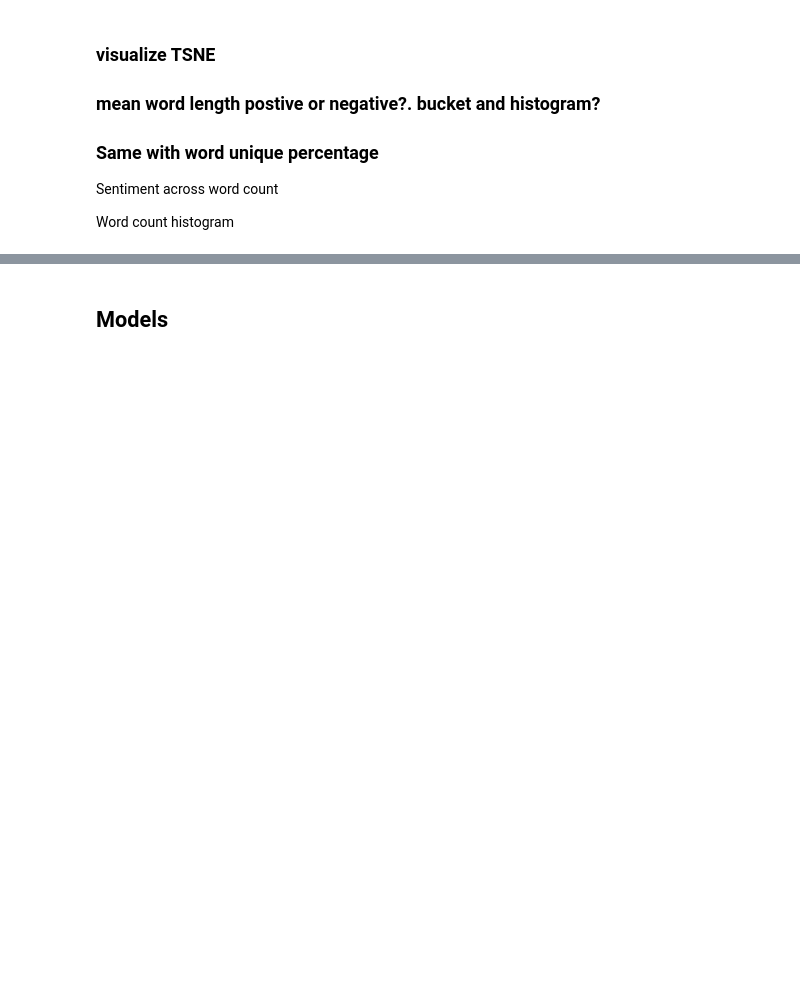
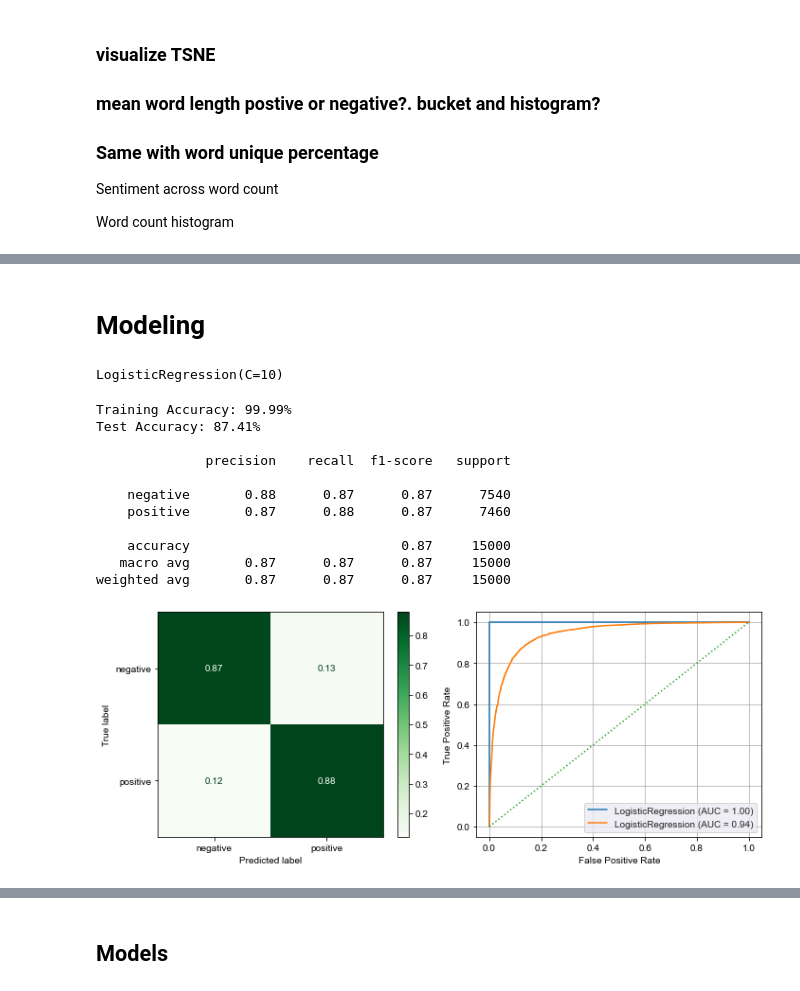
Before and after one commit to Drymander/dsc-phase-4-project, a Jupyter notebook: NLP Notebook.ipynb, the cells around one changed output, grey strips where cells are left out. Drawn from its saved outputs; the diff is of its cells as text; code cells hidden in the pictures; blank space fills up the shorter version.

```diff
--- a/NLP Notebook.ipynb
+++ b/NLP Notebook.ipynb
@@ -180,0 +201,5 @@ Process
+# %%
+## From tjhe lessons
+from nltk import regexp_tokenize
+pattern = r"([a-zA-Z]+(?:'[a-z]+)?)"
+regexp_tokenize(first_review,pattern)
@@ -180,0 +224,4 @@ Process
+# %%
+stopwords_list = stopwords.words('english')
+
+stopwords_list.append('br')
@@ -180,0 +286,2 @@ Process
+# %% [markdown]
+# Modeling
@@ -181 +314,51 @@ Process
+# %%
+# Logistic Regression with Count Vectoriser
+classifier1 = LogisticRegression(penalty='l2',C=10)
+classifier1.fit(X_train_cv, y_train)
+# %% [output]
+LogisticRegression(C=10)
+# %%
+def evaluate_model(model, X_train=X_train, X_test=X_test, y_train=y_train,
+                   y_test=y_test, cmap='Greens', normalize='true',
+                   classes=None,figsize=(10,4)):
+
+    # Print model accuracy
+    print(f'Training Accuracy: {model.score(X_train,y_train):.2%}')
+    print(f'Test Accuracy: {model.score(X_test,y_test):.2%}')
+    print('')
+
+    # Print classification report
+    y_test_predict = model.predict(X_test)
+    print(metrics.classification_report(y_test, y_test_predict,
+                                        target_names=classes))
+
+    # Plot confusion matrix
+    fig,ax = plt.subplots(ncols=2,figsize=figsize)
+    metrics.plot_confusion_matrix(model, X_test,y_test,cmap=cmap,
+                                  normalize=normalize,display_labels=classes,
+                                  ax=ax[0])
+
+    #Plot ROC curves
+    with sns.axes_style("darkgrid"):
+        curve = metrics.plot_roc_curve(model,X_train,y_train,ax=ax[1])
+        curve2 = metrics.plot_roc_curve(model,X_test,y_test,ax=ax[1])
+        curve.ax_.grid()
+        curve.ax_.plot([0,1],[0,1],ls=':')
+        fig.tight_layout()
+        plt.show()
+# %%
+evaluate_model(classifier1, X_train=X_train_cv, X_test=X_test_cv)
+# %% [output]
+Training Accuracy: 99.99%
+Test Accuracy: 87.41%
+
+              precision    recall  f1-score   support
+
+    negative       0.88      0.87      0.87      7540
+    positive       0.87      0.88      0.87      7460
+
+    accuracy                           0.87     15000
+   macro avg       0.87      0.87      0.87     15000
+weighted avg       0.87      0.87      0.87     15000
+[figure, added]
 # %% [markdown]
```
Also changed, not shown: parts of 45 cells of this notebook, 4 other files.
